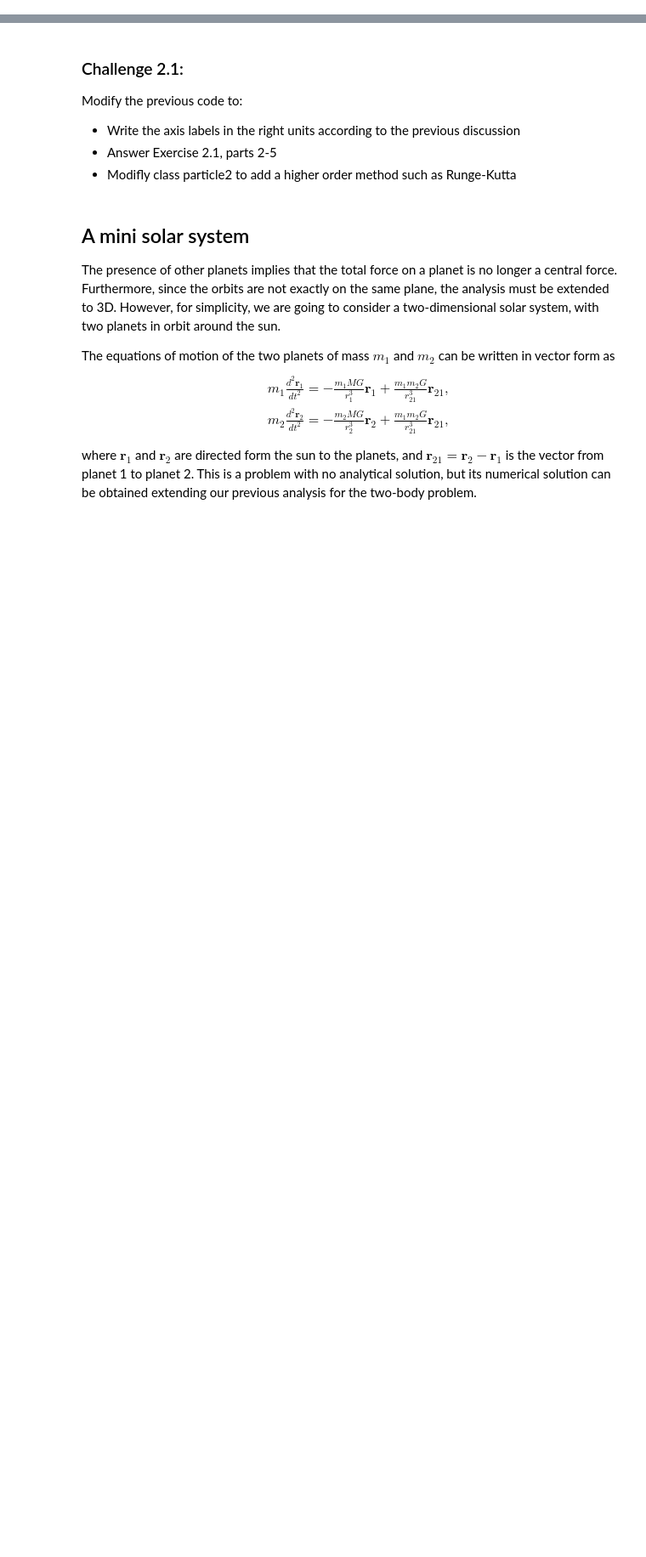
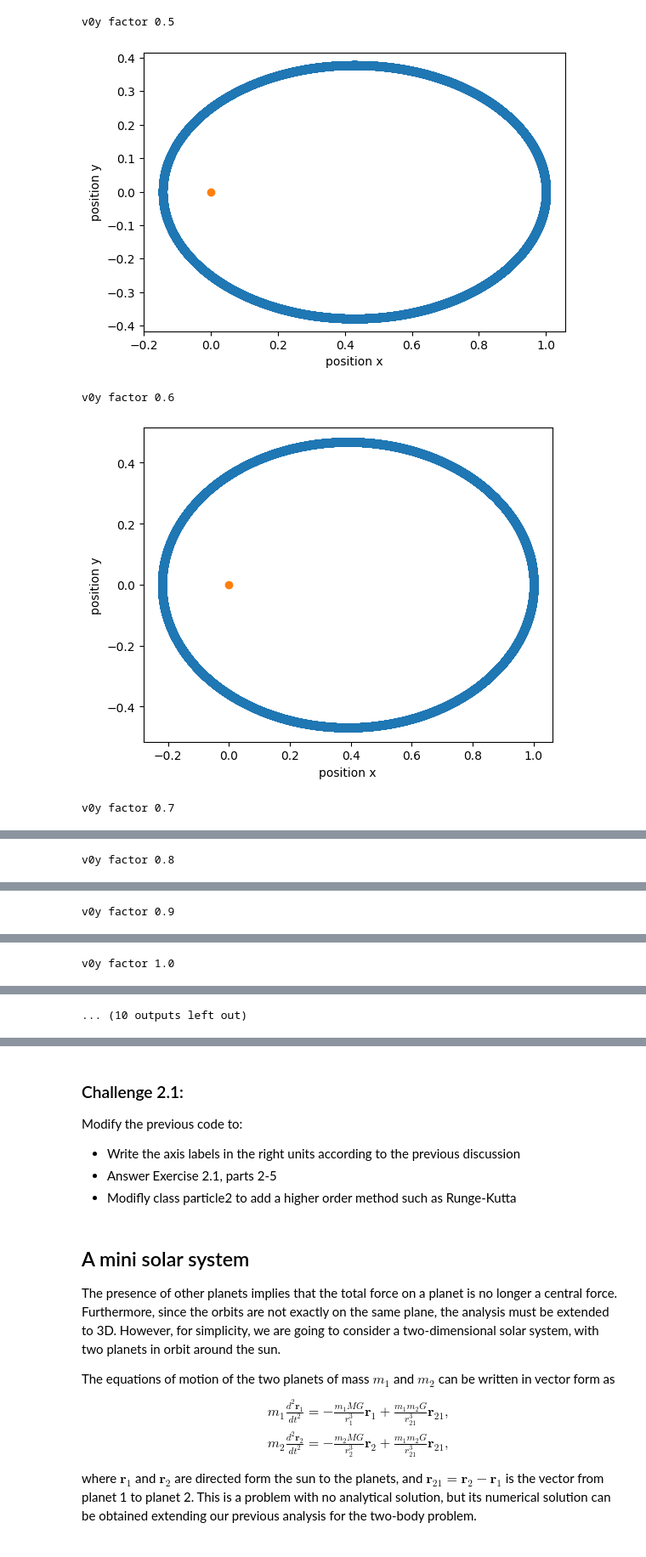
Before and after one commit to jimhalverson/COMP2023, a Jupyter notebook: notebooks/Computational Physics/04_Lecture__Central Potential.ipynb, the cells around one changed output, grey strips where cells are left out. Shown at 85% size. Cells and saved outputs as stored; diff of their text form; code cells hidden in the pictures; blank space fills up the shorter version.

Commit message:
Euler.

```diff
--- a/notebooks/Computational Physics/04_Lecture__Central Potential.ipynb
+++ b/notebooks/Computational Physics/04_Lecture__Central Potential.ipynb
@@ -153,3 +153,78 @@ $$GM=\frac{4\pi ^2a^3}{T^2}=4\pi ^2 AU^3/yr^2.$$
     visually confirm this? What is the cause of the failure of the
     method? Think of a simple modification of your program that can
     improve your results.
+# %%
+class particle2(object):
+
+    def __init__(self, mass=1., x=0., y=0., vx=0., vy=0.):
+        self.mass = mass
+        self.x = x
+        self.y = y
+        self.vx = vx
+        self.vy = vy
+
+    def euler(self, fx, fy, dt):
+        self.vx = self.vx + fx*dt/self.mass
+        self.vy = self.vy + fy*dt/self.mass
+        self.x = self.x + self.vx*dt
+        self.y = self.y + self.vy*dt
+# %%
+import numpy as np
+from matplotlib import pyplot as plt
+from matplotlib.colors import ColorConverter as cc
+import math
+
+GM = 4*math.pi**2
+r = 1 # radius of the orbit
+v0circ = math.sqrt(GM/r) # circular orbit condition
+
+x0 = r
+y0 = 0.
+v0x = 0.
+v0ys = [v0circ*.1*k for k in range(5,16)]
+
+dt = 0.0001
+tmax = 4.
+nsteps = int(tmax/dt)
+
+for v0y in v0ys:
+    print("\nv0y factor", v0y/v0circ)
+    x = np.zeros(nsteps)
+    y = np.zeros(nsteps)
+    vx = np.zeros(nsteps)
+    vy = np.zeros(nsteps)
+    energy = np.zeros(nsteps)
+
+    x[0], y[0], vx[0], vy[0] = x0, y0, v0x, v0y
+    energy[0] = 0.5*(v0y**2+v0x**2) - GM/r
+
+    p = particle2(1., x0, y0, v0x, v0y)
+
+    for i in range(1,nsteps):
+        r = math.sqrt(p.x**2+p.y**2)
+        r3 = r**3
+        fx = - GM*p.x / r3
+        fy = -GM*p.y / r3
+        p.euler(fx, fy, dt)
+
+        x[i] = p.x
+        y[i] = p.y
+        vx[i] = p.vx
+        vy[i] = p.vy
+        energy[i] = 0.5*(p.vx**2+p.vy**2) - GM/r
+
+    t = np.linspace(0., tmax, nsteps)
+
+    plt.scatter(x, y)
+    plt.scatter([0],[0])
+    plt.gca().set_aspect('equal', adjustable='box')
+
+    plt.xlabel('position x')
+    plt.ylabel('position y')
+    plt.show()
+# %% [output]
+v0y factor 0.5
+[figure, added]
+v0y factor 0.6
+[figure, added]
+v0y factor 0.7
@@ -155,0 +232 @@ $$GM=\frac{4\pi ^2a^3}{T^2}=4\pi ^2 AU^3/yr^2.$$
+v0y factor 0.8
@@ -155,0 +234 @@ $$GM=\frac{4\pi ^2a^3}{T^2}=4\pi ^2 AU^3/yr^2.$$
+v0y factor 0.9
@@ -155,0 +236 @@ $$GM=\frac{4\pi ^2a^3}{T^2}=4\pi ^2 AU^3/yr^2.$$
+v0y factor 1.0
@@ -155,0 +238 @@ $$GM=\frac{4\pi ^2a^3}{T^2}=4\pi ^2 AU^3/yr^2.$$
+... (10 outputs left out)
```
Also changed, not shown: parts of 4 cells of this notebook.
